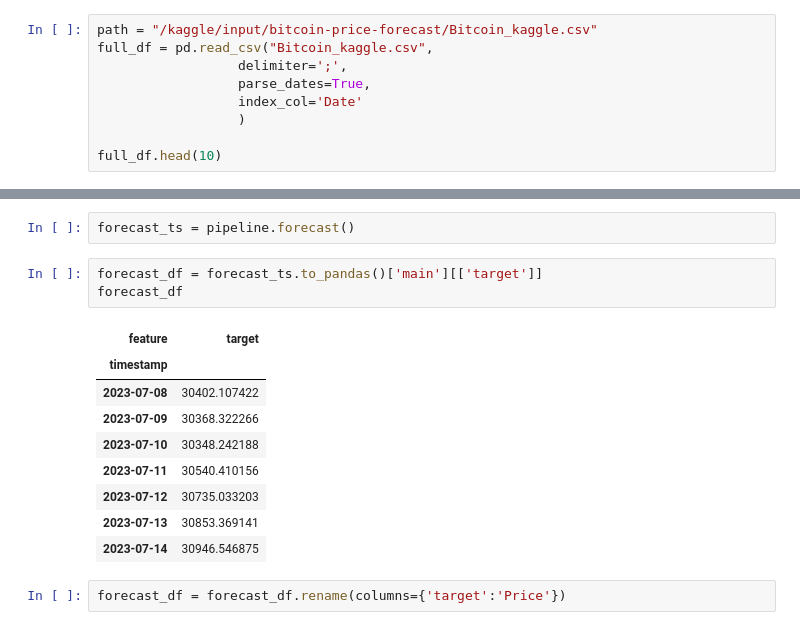
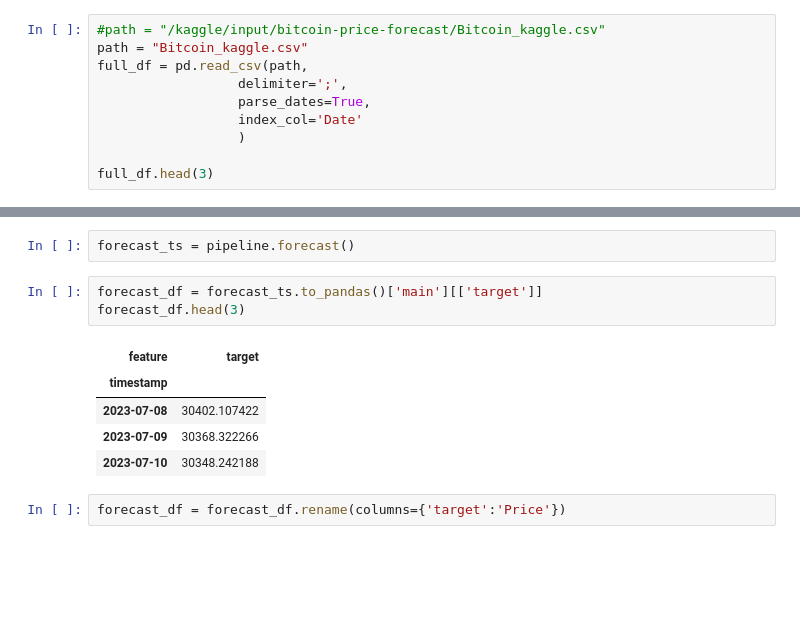
Before and after one commit to dm1trykrylov/btc-time-series, a Jupyter notebook: btc-price-prediction.ipynb, the cells around one changed output, grey strips where cells are left out. Saved outputs shown, nothing was run; the diff lists cells and outputs as text; blank space fills up the shorter version.

```diff
--- a/btc-price-prediction.ipynb
+++ b/btc-price-prediction.ipynb
@@ -101,12 +71,13 @@ NFOLDS = 2
 # %%
-path = "/kaggle/input/bitcoin-price-forecast/Bitcoin_kaggle.csv"
-full_df = pd.read_csv("Bitcoin_kaggle.csv",
+#path = "/kaggle/input/bitcoin-price-forecast/Bitcoin_kaggle.csv"
+path = "Bitcoin_kaggle.csv"
+full_df = pd.read_csv(path,
                   delimiter=';',
                   parse_dates=True,
                   index_col='Date'
                   )
 
-full_df.head(10)
+full_df.head(3)
 # %% [output]
 |  | Price | Open | High | Low | Vol. | Change % |
 | Date |  |  |  |  |  |  |
@@ -413,17 +273,13 @@ Pipeline(model = DeepARModel(decoder_length = 7, encoder_length = 7, dataset_bui
 forecast_ts = pipeline.forecast()
 # %%
 forecast_df = forecast_ts.to_pandas()['main'][['target']]
-forecast_df
+forecast_df.head(3)
 # %% [output]
 | feature | target |
 | timestamp |  |
 | 2023-07-08 | 30402.107422 |
 | 2023-07-09 | 30368.322266 |
 | 2023-07-10 | 30348.242188 |
-| 2023-07-11 | 30540.410156 |
-| 2023-07-12 | 30735.033203 |
-| 2023-07-13 | 30853.369141 |
-| 2023-07-14 | 30946.546875 |
 # %%
 forecast_df = forecast_df.rename(columns={'target':'Price'})
 # %%
```
Also changed, not shown: parts of 19 cells of this notebook, 1 other file.
